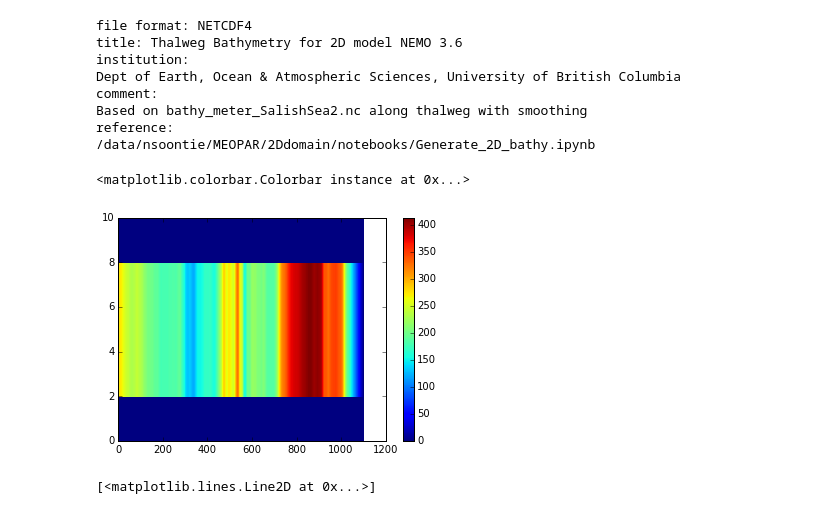
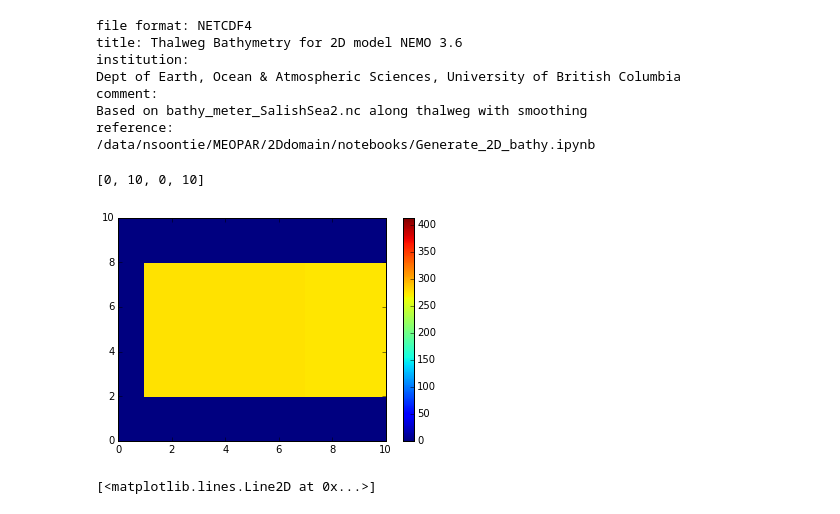
Before and after one commit to SalishSeaCast/2d-domain, a Jupyter notebook: notebooks/Generate_2D_bathy-NEMO3.6.ipynb, the cells around one changed output. Saved outputs shown, nothing was run; the diff lists cells and outputs as text; code cells hidden in the pictures.

```diff
--- a/notebooks/Generate_2D_bathy-NEMO3.6.ipynb
+++ b/notebooks/Generate_2D_bathy-NEMO3.6.ipynb
@@ -239,12 +239,13 @@ reference:
 # %%
 new_bathy.close()
 # %%
-B=nc.Dataset('../bathy2D_36.nc')
+B=nc.Dataset('../grid/bathy2D_36.nc')
 thal=B.variables['Bathymetry']
 plt.pcolormesh(thal[:]); plt.colorbar()
+plt.axis([0,10,0,10])
 # %% [output]
-<matplotlib.colorbar.Colorbar instance at 0x...>
+[0, 10, 0, 10]
-[figure, old version]
+[figure, new version]
 # %%
 plt.plot(-thal[2,:])
 # %% [output]
```
Also changed, not shown: parts of 4 cells of this notebook, 1 other file.
